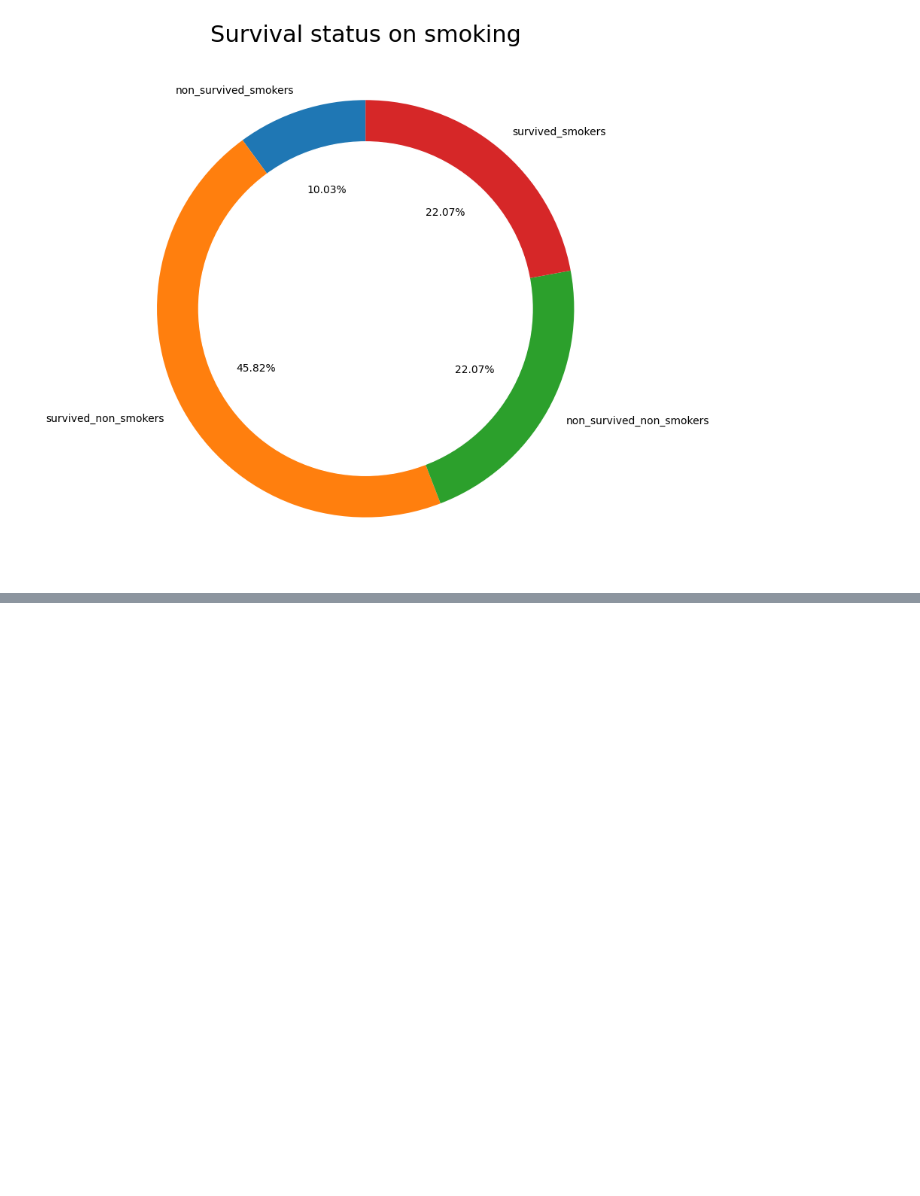
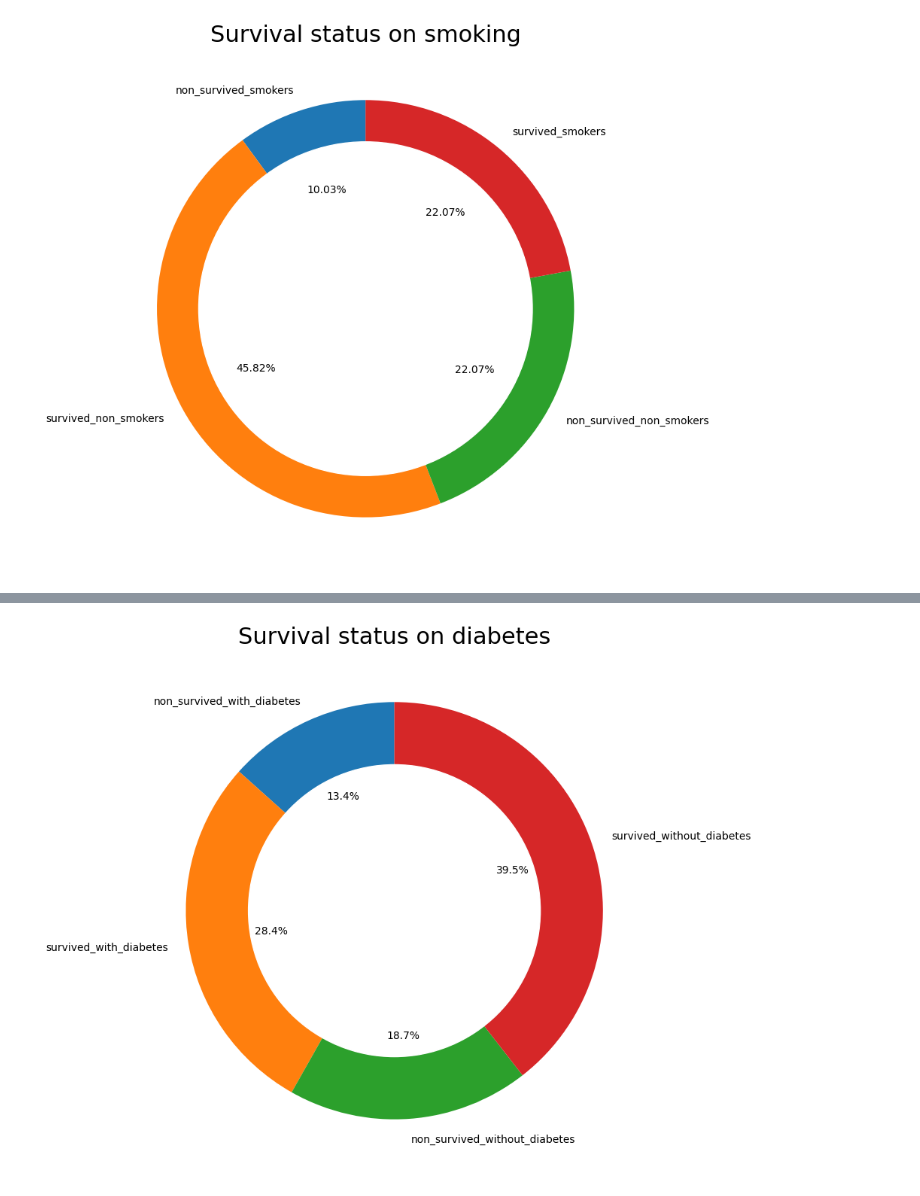
Before and after one commit to bilalsarimeseli/Heart_Failure_Classification_ML_Project, a Jupyter notebook: Heart_Failure_Classification_Project.ipynb, the cells around one changed output, grey strips where cells are left out. Cells and saved outputs as stored; diff of their text form; code cells hidden in the pictures; blank space fills up the shorter version.

```diff
--- a/Heart_Failure_Classification_Project.ipynb
+++ b/Heart_Failure_Classification_Project.ipynb
@@ -221,0 +262,25 @@ plt.show()
+# %%
+# Analyzing the survival status on diabetes
+
+with_diabetes = data[data["diabetes"]==1]
+without_diabetes = data[data["diabetes"]==0]
+
+non_survived_with_diabetes = with_diabetes[with_diabetes["DEATH_EVENT"]==1]
+survived_with_diabetes = with_diabetes[with_diabetes["DEATH_EVENT"]==0]
+non_survived_without_diabetes = without_diabetes[without_diabetes["DEATH_EVENT"]==1]
+survived_without_diabetes = without_diabetes[without_diabetes["DEATH_EVENT"]==0]
+
+diabetes_data = [len(non_survived_with_diabetes), len(survived_with_diabetes), len(non_survived_without_diabetes), \
+                 len(survived_without_diabetes)]
+diabetes_labels = ["non_survived_with_diabetes","survived_with_diabetes","non_survived_without_diabetes",\
+                   "survived_without_diabetes"]
+
+plt.figure(figsize=(9,9))
+plt.pie(diabetes_data, labels = diabetes_labels, autopct='%.1f%%', startangle=90)
+circle = plt.Circle((0,0), 0.7, color="white")
+p = plt.gcf()
+p.gca().add_artist(circle)
+plt.title("Survival status on diabetes", fontsize=22)
+plt.show()
+# %% [output]
+[figure, added]
```
Also changed, not shown: parts of 4 cells of this notebook.
